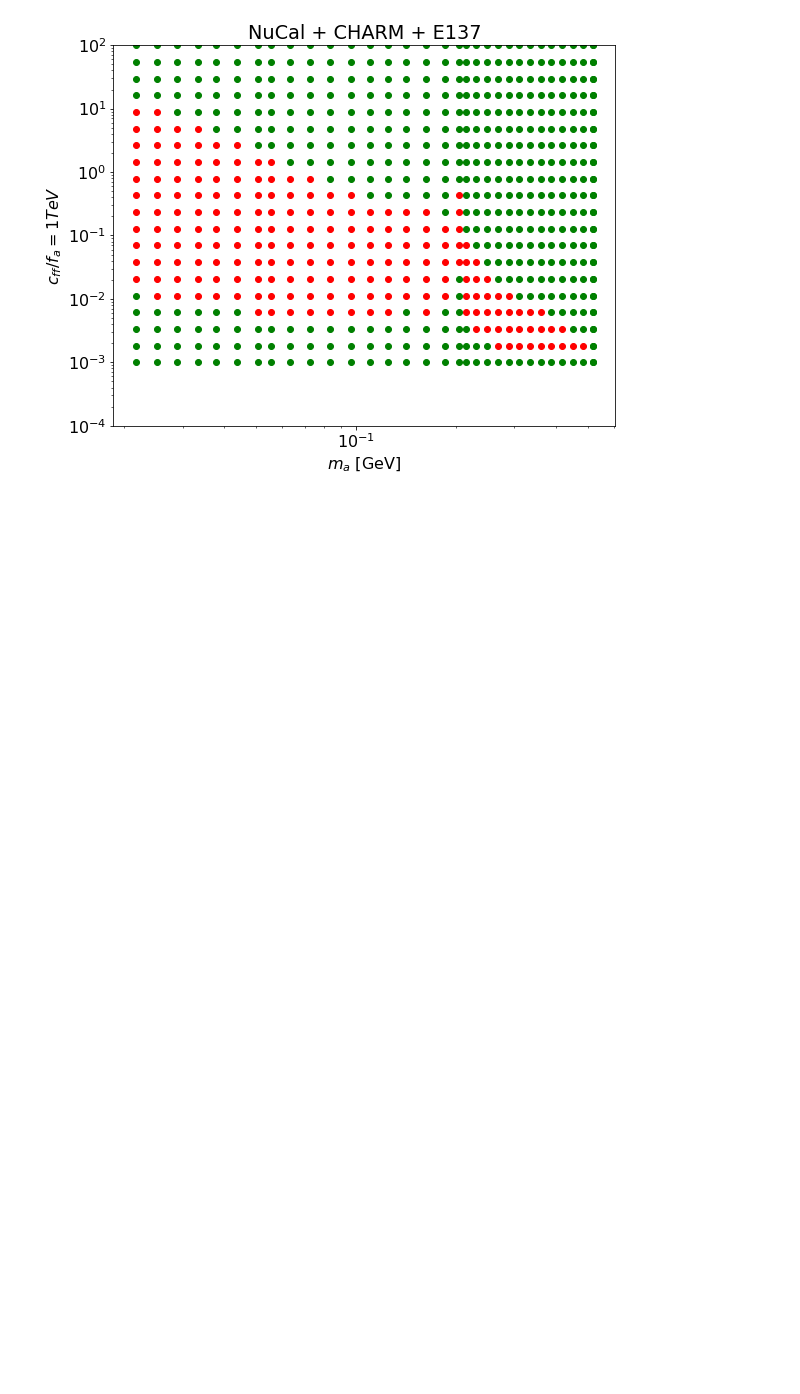
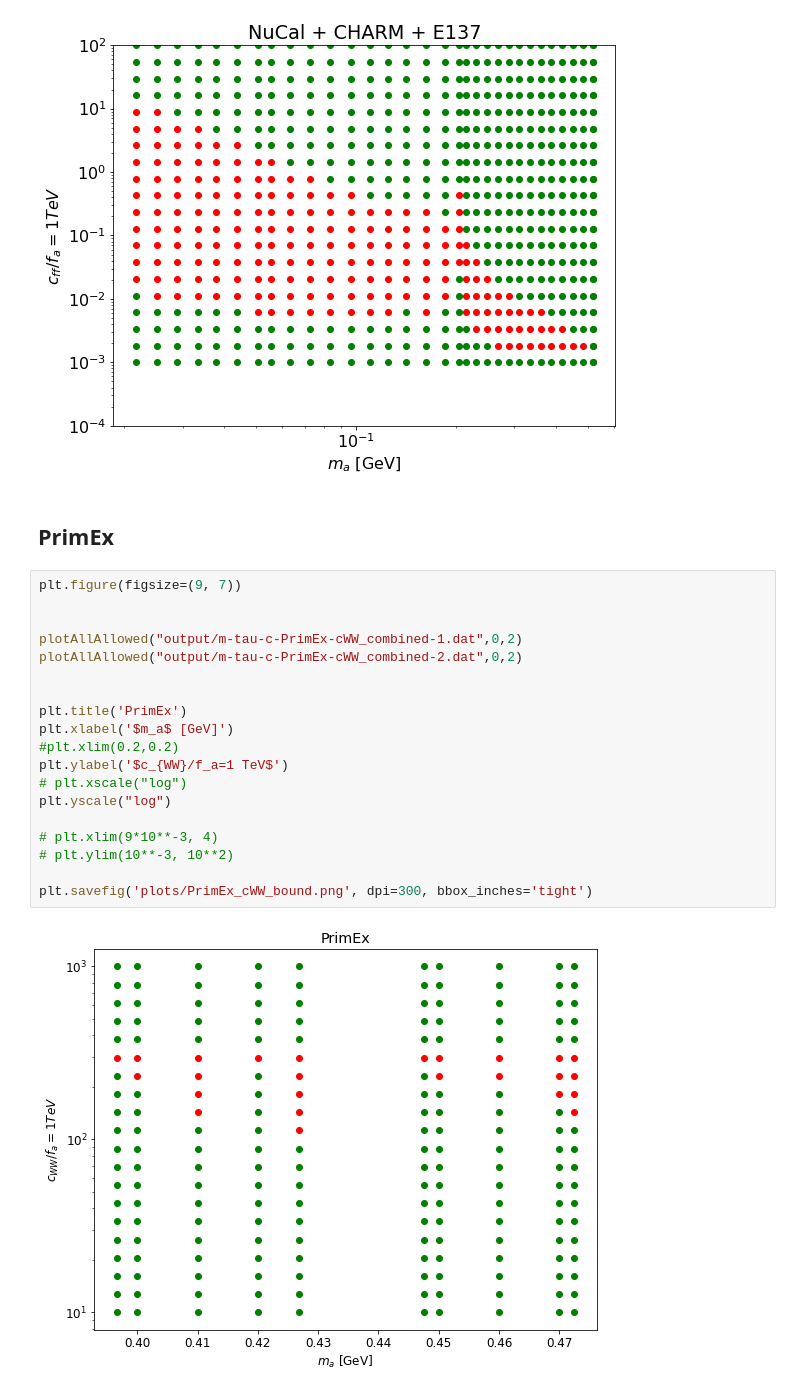
Before and after one commit to anasthesia/alps-BelleII, a Jupyter notebook: python/alps-visible-bounds_up-to-date-BRs.ipynb, the cells around one changed output. Cells and saved outputs as stored; diff of their text form; blank space fills up the shorter version.

Commit message:
PrimEx bound added

```diff
--- a/python/alps-visible-bounds_up-to-date-BRs.ipynb
+++ b/python/alps-visible-bounds_up-to-date-BRs.ipynb
@@ -1257,3 +1244,26 @@ plt.ylim(10**-4, 10**2)
 plt.savefig('plots/NuCal-CHARM-E137_cff_bound.png', dpi=300, bbox_inches='tight')
 # %% [output]
 [figure]
+# %% [markdown]
+## PrimEx
+# %%
+plt.figure(figsize=(9, 7))
+
+
+plotAllAllowed("output/m-tau-c-PrimEx-cWW_combined-1.dat",0,2)
+plotAllAllowed("output/m-tau-c-PrimEx-cWW_combined-2.dat",0,2)
+
+
+plt.title('PrimEx')
+plt.xlabel('$m_a$ [GeV]')
+#plt.xlim(0.2,0.2)
+plt.ylabel('$c_{WW}/f_a=1 TeV$')
+# plt.xscale("log")
+plt.yscale("log")
+
+# plt.xlim(9*10**-3, 4)
+# plt.ylim(10**-3, 10**2)
+
+plt.savefig('plots/PrimEx_cWW_bound.png', dpi=300, bbox_inches='tight')
+# %% [output]
+[figure, added]
```
Also changed, not shown: parts of 12 cells of this notebook.
